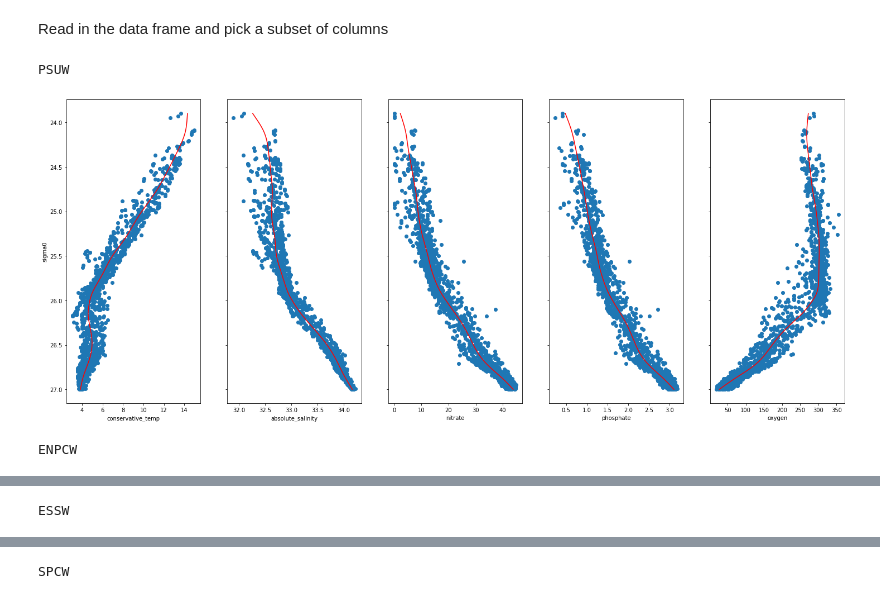
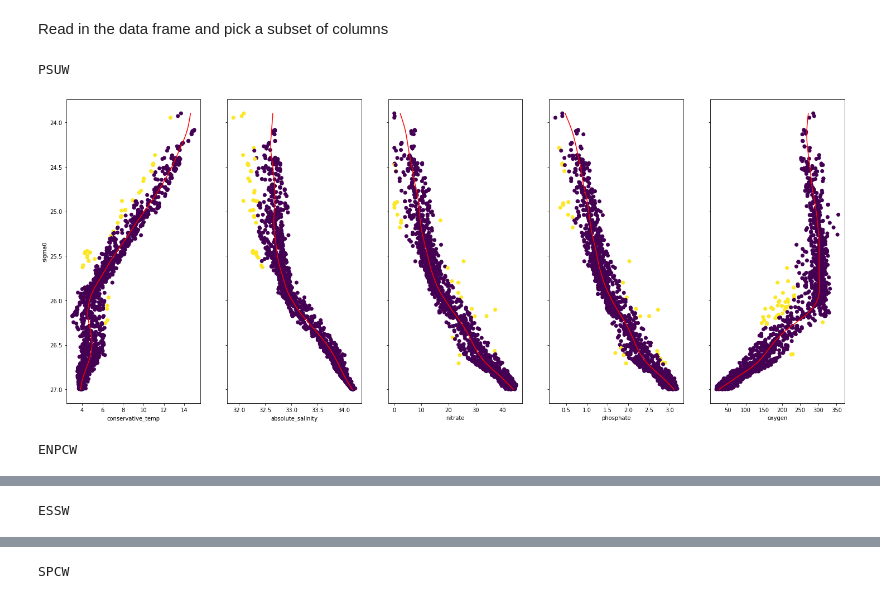
Before and after one commit to nitrogenlab/GP15_watermassanalysis, a Jupyter notebook: ThermoclineEndMemberDefinition.ipynb, the cells around one changed output, grey strips where cells are left out. Saved outputs shown, nothing was run; the diff lists cells and outputs as text; code cells hidden in the pictures.

Commit message:
Put in iterative outlier detection

```diff
--- a/ThermoclineEndMemberDefinition.ipynb
+++ b/ThermoclineEndMemberDefinition.ipynb
@@ -79,11 +82,33 @@ FEATURES_TO_INTERPOLATE = ["conservative_temp", "absolute_salinity",
 
 class CsapsEstimator(object):
 
-    def __init__(self, p):
+    def __init__(self, p, std_outlier_lim=2):
         self.p = p
+        self.std_outlier_lim = std_outlier_lim
 
     def fit(self, data, targets):
+        self.nonoutlier_flags = np.ones(len(targets)) > 0 #initial
         self.interpolator = csaps(xdata=data,ydata=targets,smooth=self.p)
+        #fit iteratively until the list of outliers stays the same
+        iterations = 0
+        while True:
+            iterations += 1
+            xdata_nooutliers = data[self.nonoutlier_flags]
+            ydata_nooutliers = targets[self.nonoutlier_flags]
+            self.interpolator = csaps(xdata=xdata_nooutliers,
+                                      ydata=ydata_nooutliers,smooth=self.p)
+            prev_nonoutliers_flags = self.nonoutlier_flags
+            square_errors = np.square(targets-self.interpolator(data))
+            stdev_square_error = max(np.std(square_errors), 1e-5)
+            self.nonoutlier_flags = (square_errors
+                < (self.std_outlier_lim*stdev_square_error))
+            #print("iterations:",iterations)
+            """plt.scatter(targets, -data, c=np.logical_not(self.nonoutlier_flags))
+            plt.plot(self.interpolator(data),
+                      -data, color="red")
+            plt.show()"""
+            if (all(self.nonoutlier_flags==prev_nonoutliers_flags)):
+                break
         return self
 
     def fit_predict(self, data, targets):
@@ -98,20 +123,13 @@ class CsapsEstimator(object):
 
 
 def get_interpolation(x,y,intervals):
-    return csaps(xdata=x, ydata=y, xidata=intervals, smooth=0.97)
+    estimator = CsapsEstimator(p=0.97, std_outlier_lim=3).fit(x,y)
+    return estimator.predict(intervals), estimator.nonoutlier_flags==False
+    #return csaps(xdata=x, ydata=y, xidata=intervals, smooth=1.0)
     #argsort so the cv split will be spread
     argsortx = np.argsort(x)
     x = x[argsortx]
     y = y[argsortx]
-
-    #remove outliers
-    initial_fit_y = CsapsEstimator(p=0.97).fit_predict(data=x, targets=y)
-    square_errors = np.square(y-initial_fit_y)
-    stdev_square_error = np.std(square_errors)
-    outlier_flags = square_errors > 3*stdev_square_error
-
-    x_nooutliers = x[outlier_flags==False]
-    y_nooutliers = y[outlier_flags==False]
 
     #Use a binary search & cross-validation technique to find a good value for s
     #Get CV splits for x
@@ -133,19 +151,20 @@ def get_interpolation(x,y,intervals):
             estimator=CsapsEstimator(p=p),
             X=x, y=y, scoring="neg_mean_absolute_error",
             cv=sklearn.model_selection.RepeatedKFold(
-                n_splits=5, n_repeats=5, random_state=1234
+                n_splits=5, n_repeats=1, random_state=1234
                 ))['test_score'])
 
-    p_to_try = 0.97
+    p_to_try = 1.0
     #initialize
-    best_neg_mse = get_cv_score(p_to_try,x_nooutliers, y_nooutliers)
+    best_neg_mse = get_cv_score(p_to_try,x, y)
     best_p = p_to_try
     print("With p=",p_to_try,"negmse is",best_neg_mse)
     plt.figure(figsize=(5,5))
-    plt.scatter(y, -x, c=outlier_flags)
-    plt.plot(CsapsEstimator(p=p_to_try).fit(
-                data=x_nooutliers,
-                targets=y_nooutliers).predict(intervals),
+    estimator = CsapsEstimator(p=p_to_try).fit(
+                  data=x,
+                  targets=y)
+    plt.scatter(y, -x, c=estimator.nonoutlier_flags==False)
+    plt.plot(estimator.predict(intervals),
               -intervals, color="red")
     plt.show()
 
@@ -162,14 +181,15 @@ def get_interpolation(x,y,intervals):
         else:
             p_to_try = 0.5*(upperbound_p + lowerbound_p)
 
-        neg_mse = get_cv_score(p_to_try,x_nooutliers,y_nooutliers)
+        neg_mse = get_cv_score(p_to_try,x,y)
         print("With p=",p_to_try,"negmse is",neg_mse)
         plt.figure(figsize=(5,5))
-        plt.scatter(y, -x, c=outlier_flags)
-        plt.plot(CsapsEstimator(p=p_to_try).fit(
-                    data=x_nooutliers,
-                    targets=y_nooutliers).predict(intervals),
-                 -intervals, color="red")
+        estimator = CsapsEstimator(p=p_to_try).fit(
+                      data=x,
+                      targets=y)
+        plt.scatter(y, -x, c=estimator.nonoutlier_flags==False)
+        plt.plot(estimator.predict(intervals),
+                  -intervals, color="red")
         plt.show()
 
         #if the neg_mse is worse, use this to tighten the bounds for the binary
@@ -187,10 +207,10 @@ def get_interpolation(x,y,intervals):
             best_p = p_to_try
             best_neg_mse = neg_mse
 
-        if (np.abs(upperbound_p - lowerbound_p) < 0.01):
+        if (np.abs(upperbound_p - lowerbound_p) < 0.001):
             print("With best_p=",best_p,"negmse is",best_neg_mse)
             best_estimator = CsapsEstimator(p=best_p)
-            best_estimator.fit(data=x_nooutliers, targets=y_nooutliers)
+            best_estimator.fit(data=x, targets=y)
             break
         if iternum==100:
             assert False
@@ -198,11 +218,11 @@ def get_interpolation(x,y,intervals):
     interpolated_features = best_estimator.predict(intervals)
 
     plt.figure(figsize=(5,5))
-    plt.scatter(y, -x, c=outlier_flags)
+    plt.scatter(y, -x, c=best_estimator.nonoutlier_flags==False)
     plt.plot(interpolated_features, -intervals, color="red")
     plt.show()
 
-    return interpolated_features
+    return (interpolated_features, (best_estimator.nonoutlier_flags==False))
 
 
 def get_median_y_per_x(x,y):
@@ -253,7 +273,7 @@ def filter_df_for_range_and_interpolate(watertype_name, big_df,
 
     x,y = get_median_y_per_x(x=filt_x,y=filt_y)
 
-    interpolated_features = get_interpolation(x=x,
+    interpolated_features, outlier_flags = get_interpolation(x=x,
         y=y,
         #k=k,
         intervals=intervals)
@@ -262,7 +282,7 @@ def filter_df_for_range_and_interpolate(watertype_name, big_df,
     plt.sca(ax[idx])
     plt.xlabel(feature_name)
     #plt.scatter(orig_y, orig_x)
-    plt.scatter(y, x)
+    plt.scatter(y, x, c=outlier_flags)
     plt.plot(interpolated_features, intervals, color="red")
 
   plt.sca(ax[0])
@@ -284,32 +304,32 @@ filter_df_for_range_and_interpolate(watertype_name="PSUW",
                                     sig0_min=21, sig0_max=27,
                                     #s=1000000,
                                     #k=4
                                     )
 
 filter_df_for_range_and_interpolate(watertype_name="ENPCW",
                                     big_df=df, lat_min=16, lat_max=26,
                                     lon_min=-170, lon_max=-140,
                                     sig0_min=21, sig0_max=27,
                                     #s=1000000*0.5,
                                     #k=4
                                     )
 
 filter_df_for_range_and_interpolate(watertype_name="ESSW",
                                     big_df=df, lat_min=-5, lat_max=5,
                                     lon_min=-90, lon_max=-80,
                                     sig0_min=21, sig0_max=27,
                                     #s=1000000,
                                     #k=4
                                     )
 
 filter_df_for_range_and_interpolate(watertype_name="SPCW",
                                     big_df=df, lat_min=50, lat_max=58,
                                     lon_min=-155, lon_max=-140,
                                     sig0_min=21, sig0_max=27,
                                     #s=1000000,
                                     #k=4
                                     )
 # %% [output]
 PSUW
-[figure, old version]
+[figure, new version]
 ENPCW
```
Also changed, not shown: parts of 3 cells of this notebook.
